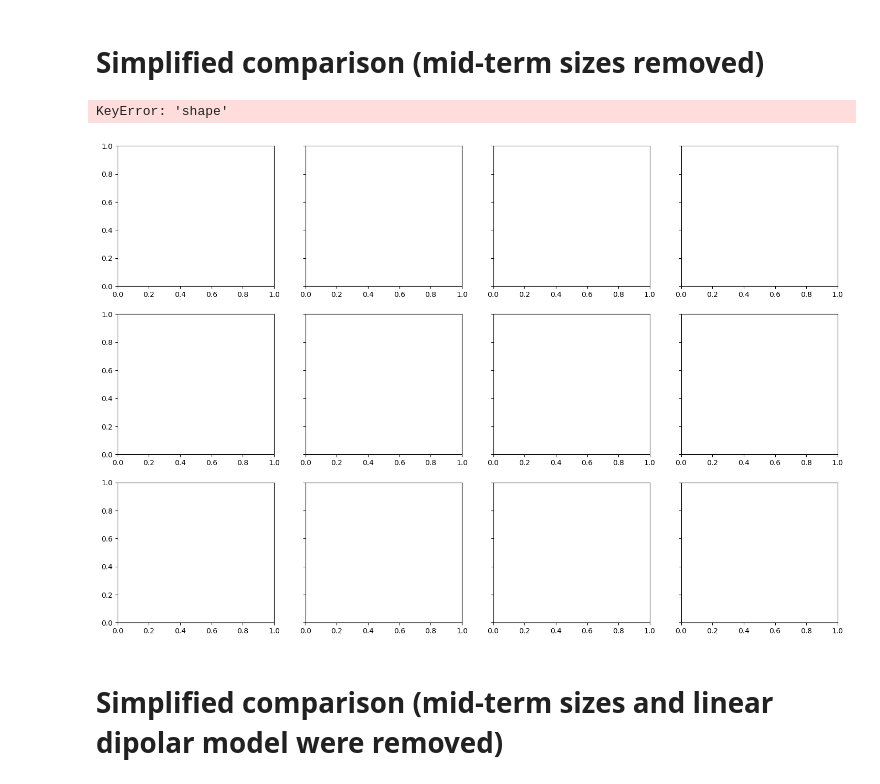
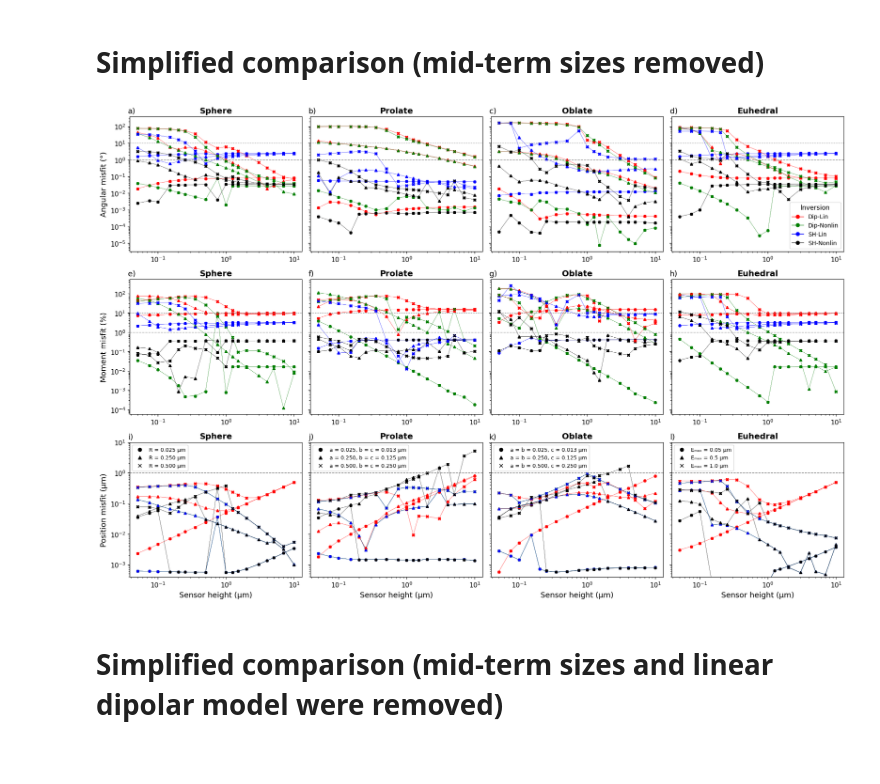
Before and after one commit to compgeolab/micromag-spherical-harmonic, a Jupyter notebook: code/Results_micromag_models/Plot_model_comparison.ipynb, the cells around one changed output. Drawn from its saved outputs; the diff is of its cells as text; code cells hidden in the pictures; blank space fills up the shorter version.

Commit message:
Update figures

```diff
--- a/code/Results_micromag_models/Plot_model_comparison.ipynb
+++ b/code/Results_micromag_models/Plot_model_comparison.ipynb
@@ -454,6 +454,10 @@ plt.show()
 # %% [markdown]
 # Simplified comparison (mid-term sizes removed)
 # %%
+dataframe_dir = pathlib.Path("../../data/results")
+results_df = pd.read_csv(dataframe_dir / "misfit_results.csv")
+figure_dir = pathlib.Path("../../paper/figures")
+
 # Update for all models (including new ones)
 all_models = sorted(results_df["model"].unique())
 
@@ -609,35 +613,34 @@ for col, shape in enumerate(shapes):
     ]
 
     legend_ax.legend(handles=marker_handles, fontsize=9, loc="upper left", framealpha=0.8)
 
 # General method legend on the top-right subplot with adjusted font size
 axes[0, -1].legend(
     handles=[
         mlines.Line2D([], [], color=colors[i],
                       marker='o',
                       linestyle='-',
                       linewidth=1,
                       label=methods[i])
         for i in range(4)
     ],
     fontsize=10,
     loc="lower right",
     title="Inversion",
     title_fontsize=11,
     framealpha=0.8
 )
 
 plt.tight_layout()
 # plt.savefig(figure_dir / "model_comparison_with_micromag_model.png", dpi=300,
 #             bbox_inches="tight", transparent=True)
 
 for ax, letter in zip(axes.ravel(), "a b c d e f g h i j k l".split()):
     ax.text(-0.01, 1.025, f"{letter})", transform=ax.transAxes, fontsize=13)
 
 plt.show()
 # %% [output]
-KeyError: 'shape'
-[figure, old version]
+[figure, new version]
 # %% [markdown]
 # Simplified comparison (mid-term sizes and linear dipolar model were removed)
 # %%
```
Also changed, not shown: parts of 1 cell of this notebook, 3 other files.
